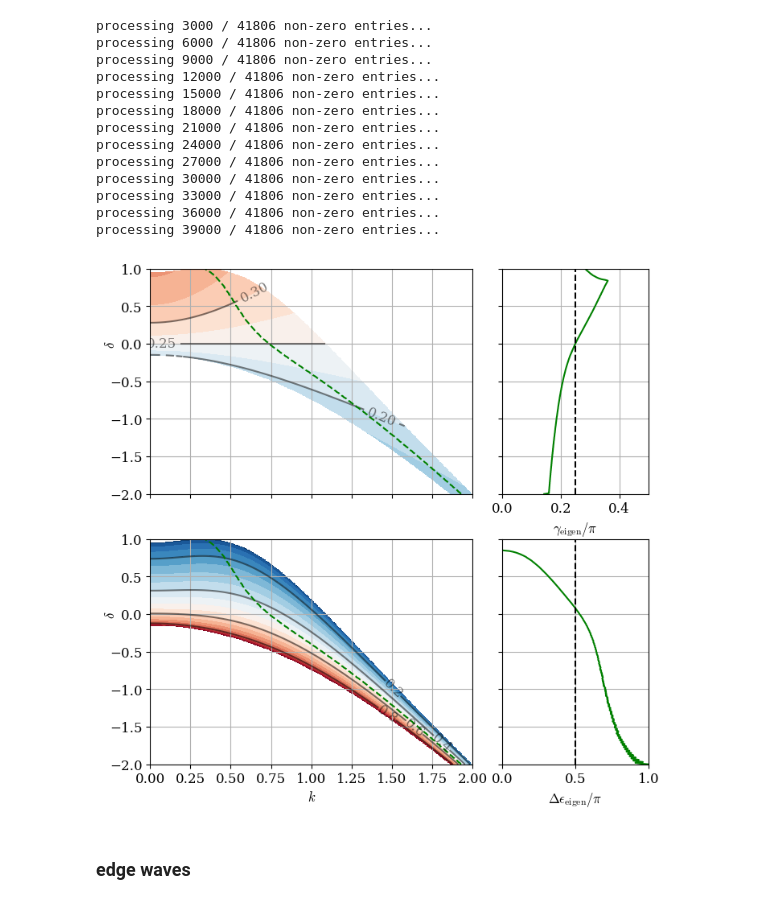
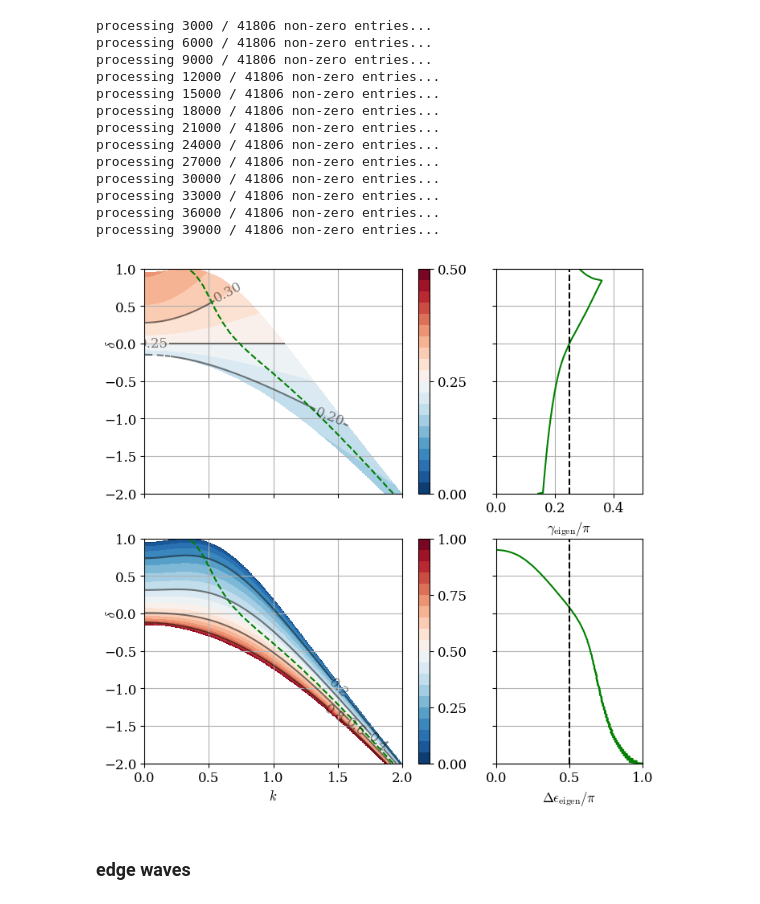
Before and after one commit to julianmak/julianmak.github.io, a Jupyter notebook: files/Eady/Eady_analysis.ipynb, the cells around one changed output. Cells and saved outputs as stored; diff of their text form; code cells hidden in the pictures.

```diff
--- a/files/Eady/Eady_analysis.ipynb
+++ b/files/Eady/Eady_analysis.ipynb
@@ -1355,6 +1370,8 @@ ax.grid()
 ax.set_ylabel(r"$\delta$")
 ax.yaxis.set_label_coords(-0.1, 0.665)
 ax.set_xticklabels([])
+cax = plt.colorbar(cs)
+cax.ax.set_yticks([0, 0.25, 0.5])
 
 ax = plt.subplot2grid((2, 3), (0, 2))
 ax.plot(np.arctan(amp_vec[0, :, -1] / amp_vec[0, :, 0]) / np.pi, delta_vec, "g")
@@ -1363,34 +1380,36 @@ ax.set_xlabel(r"$\gamma_{\rm eigen} / \pi$")
 # ax.set_ylabel(r"$\delta$")
 ax.set_xlim([0, 0.5])
 ax.set_ylim([-2, 1])
 ax.set_yticklabels([])
 ax.grid()
 
 ax = plt.subplot2grid((2, 3), (1, 0), colspan=2)
 cs = ax.contourf(k_vec, delta_vec, phase.T, levels=np.linspace(0, 1, 21))
 # plt.colorbar(cs)
 lines = ax.contour(k_vec, delta_vec, phase.T, levels=np.linspace(0, 1, 6), colors="k", alpha=0.5)
 ax.clabel(lines, inline=1,inline_spacing=0, colors='k')
 ax.plot(k_max, delta_vec, 'g--')
 ax.grid()
 ax.set_xlim((0, 2))
 ax.set_xlabel(r"$k$")
 ax.set_ylabel(r"$\delta$")
 ax.yaxis.set_label_coords(-0.1, 0.665)
+cax = plt.colorbar(cs)
+cax.ax.set_yticks([0, 0.25, 0.5, 0.75, 1.0])
 
 ax = plt.subplot2grid((2, 3), (1, 2))
 ax.plot(phase_vec[0, :, -1], delta_vec, "g")
 ax.plot([0.5, 0.5], [-2, 1], 'k--')
 ax.set_xlabel(r"$\Delta\epsilon_{\rm eigen} / \pi$")
 # ax.set_ylabel(r"$\delta$")
 ax.set_xlim([0, 1])
 ax.set_ylim([-2, 1])
 ax.set_yticklabels([])
 ax.grid()
 
 # plt.savefig("./amp_phase_from_Phi_l05.pdf", bbox_inches="tight")
 # %% [output]
-[figure, old version]
+[figure, new version]
 # %% [markdown]
 ### edge waves
 # %%
```
Also changed, not shown: parts of 8 cells of this notebook.
